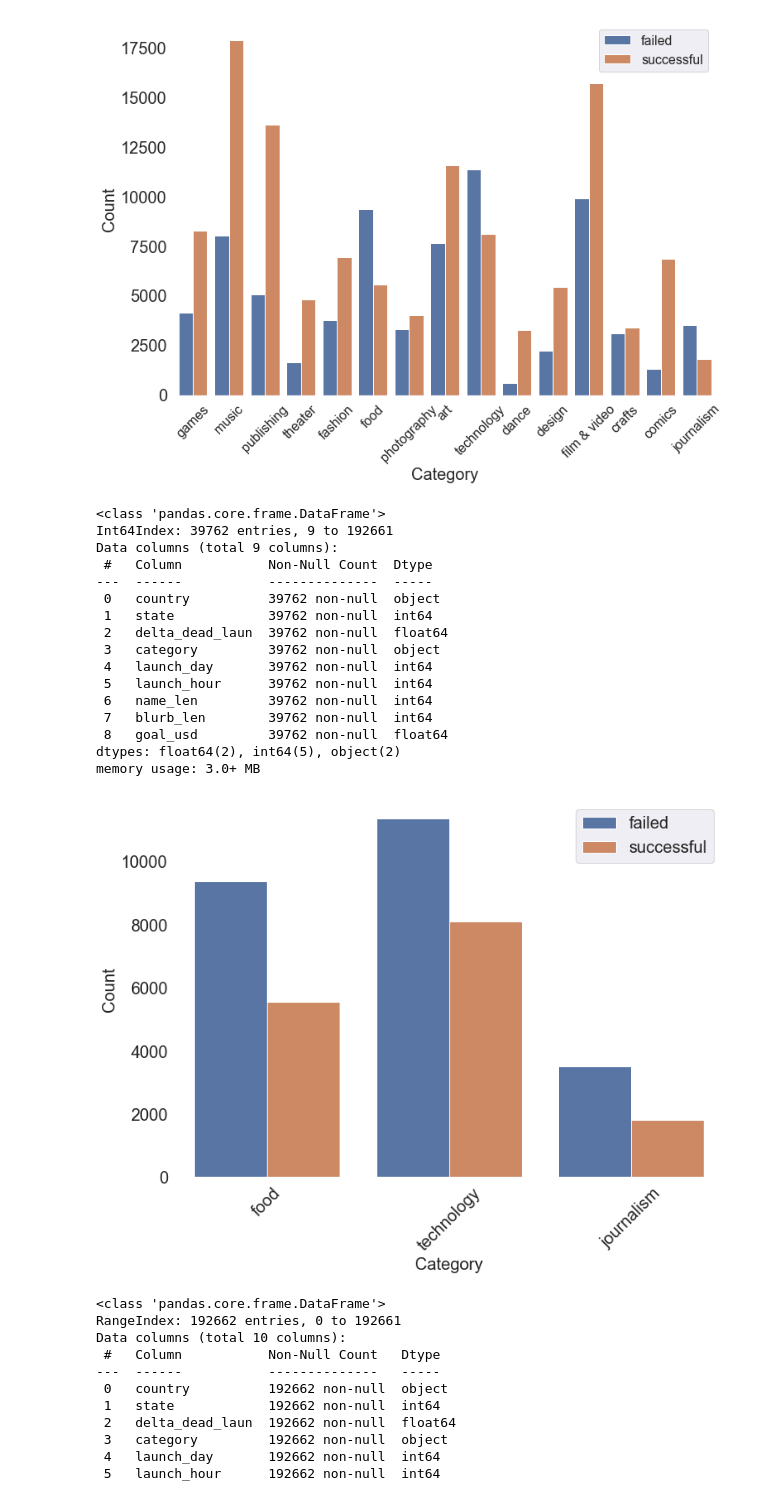
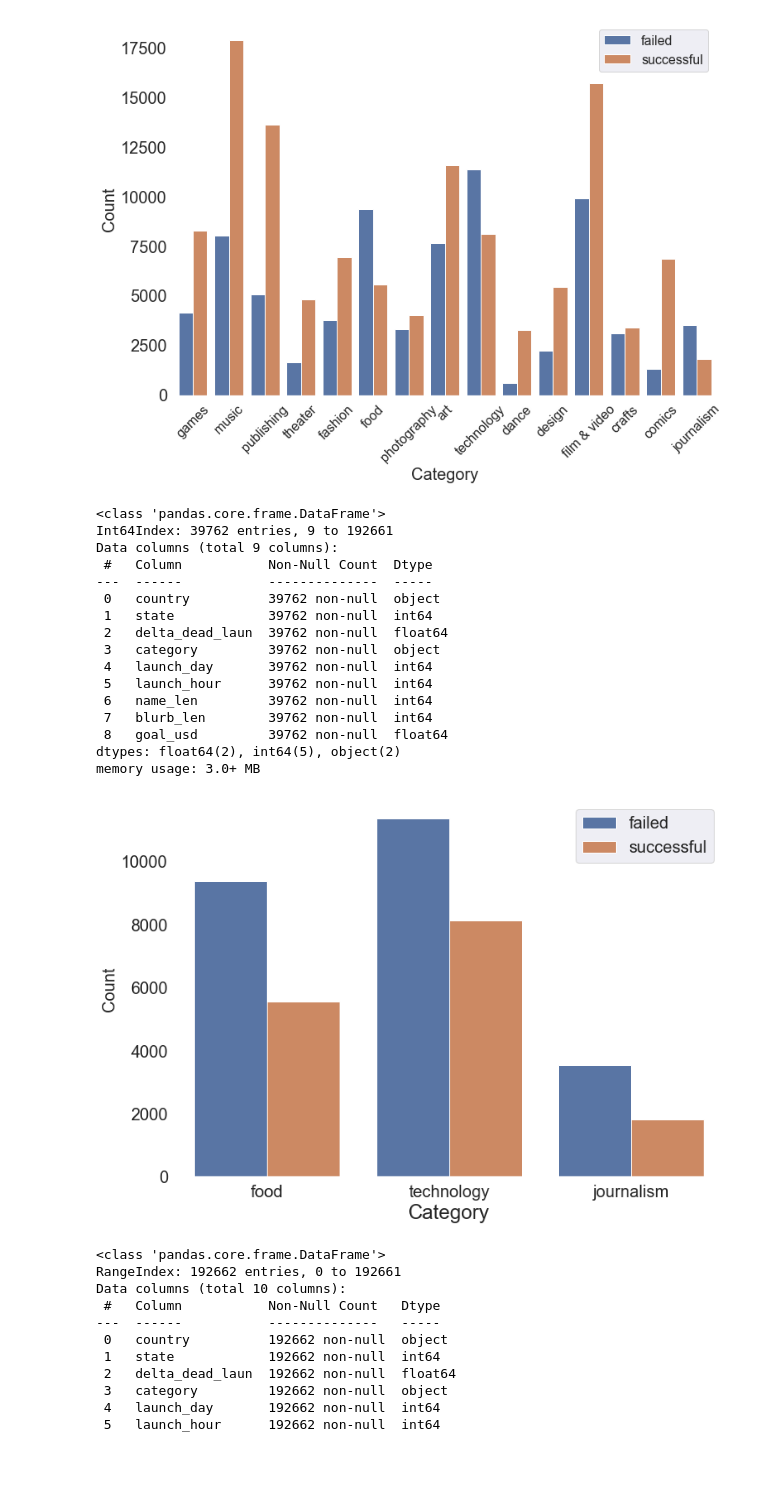
Before and after one commit to laurantirkh/kickstarter-ml, a Jupyter notebook: eda_plots.ipynb, the cells around one changed output. Saved outputs shown, nothing was run; the diff lists cells and outputs as text; code cells hidden in the pictures; blank space fills up the shorter version.

```diff
--- a/eda_plots.ipynb
+++ b/eda_plots.ipynb
@@ -159,36 +159,36 @@ sns.despine()
 
 df_avoid = df.query('category == "journalism" or category == "technology" or category =="food"')
 df_avoid.info()
 
 fig, ax = plt.subplots()
 sns.countplot(x='category', data=df_avoid, hue='state')
-ax.tick_params(axis='x', rotation=45)
+#ax.tick_params(axis='x', rotation=45)
 plt.legend(loc='upper right', labels=['failed', 'successful'], fontsize=20)
-plt.xlabel("Category", fontsize = 20)
+plt.xlabel("Category", fontsize = 24)
 plt.ylabel("Count", fontsize = 20)
 ax.set_facecolor('white')
 plt.yticks(fontsize=20)
 plt.xticks(fontsize=20)
 fig.set_size_inches(11.7, 8.27)
 sns.despine()
 # %% [output]
 <class 'pandas.core.frame.DataFrame'>
 Int64Index: 39762 entries, 9 to 192661
 Data columns (total 9 columns):
  #   Column           Non-Null Count  Dtype
 ---  ------           --------------  -----
  0   country          39762 non-null  object
  1   state            39762 non-null  int64
  2   delta_dead_laun  39762 non-null  float64
  3   category         39762 non-null  object
  4   launch_day       39762 non-null  int64
  5   launch_hour      39762 non-null  int64
  6   name_len         39762 non-null  int64
  7   blurb_len        39762 non-null  int64
  8   goal_usd         39762 non-null  float64
 dtypes: float64(2), int64(5), object(2)
 memory usage: 3.0+ MB
-[figure, old version]
+[figure, new version]
 # %%
 df.info()
 # %% [output]
```
Also changed, not shown: parts of 1 cell of this notebook, 1 other file.
